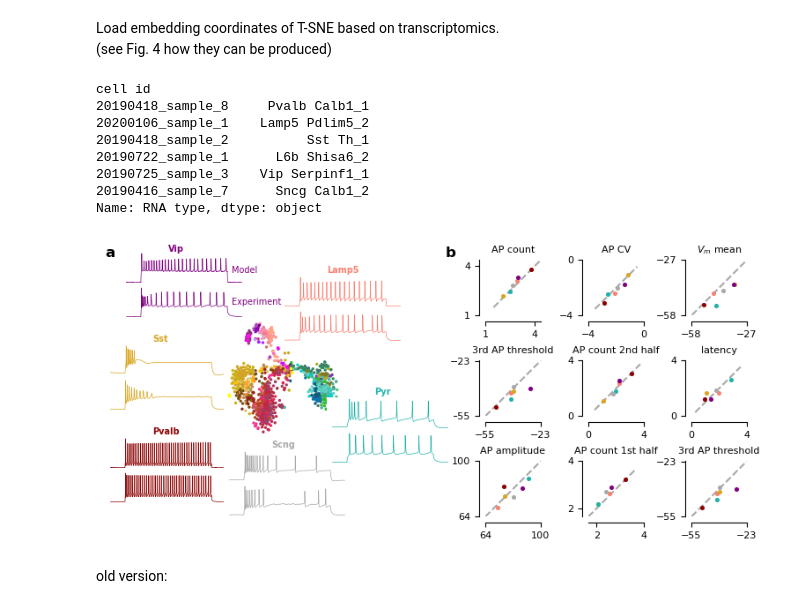
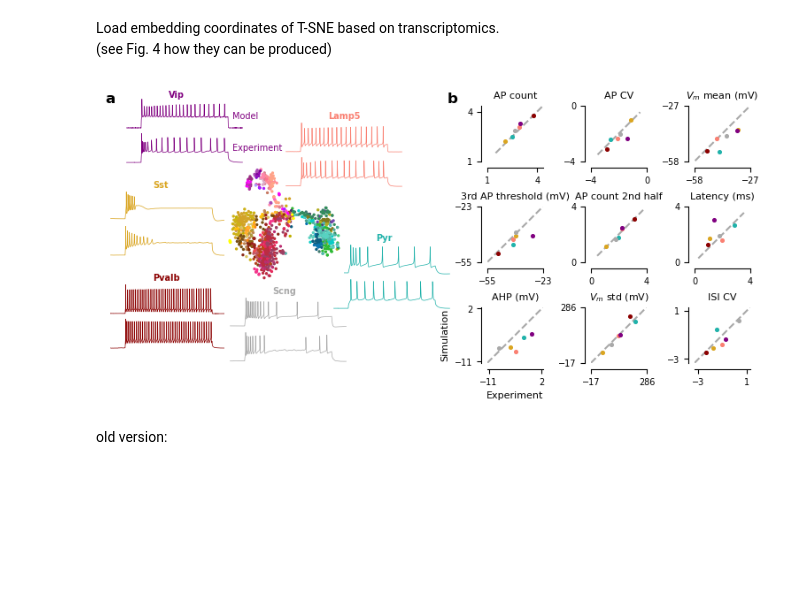
Before and after one commit to berenslab/hh_sbi, a Jupyter notebook: figures/figure_2.ipynb, the cells around one changed output. Cells and saved outputs as stored; diff of their text form; code cells hidden in the pictures; blank space fills up the shorter version.

Commit message:
update figure 7

```diff
--- a/figures/figure_2.ipynb
+++ b/figures/figure_2.ipynb
@@ -389,17 +425,6 @@ Xo_std = Xo.values[:, feature_list].std(axis=0)
 Load embedding coordinates of T-SNE based on transcriptomics. <br> (see Fig. 4 how they can be produced)
 # %%
 Z = np.load("./embedding_coordinates/tsne.npz")["coord"]
-# %%
-celltypes[cell_names]
-# %% [output]
-cell id
-20190418_sample_8     Pvalb Calb1_1
-20200106_sample_1    Lamp5 Pdlim5_2
-20190418_sample_2          Sst Th_1
-20190722_sample_1      L6b Shisa6_2
-20190725_sample_3    Vip Serpinf1_1
-20190416_sample_7      Sncg Calb1_2
-Name: RNA type, dtype: object
 # %%
 exps_colors = ["darkred", "salmon", "goldenrod", "lightseagreen", "purple", "darkgrey"]
 # %%
@@ -422,18 +447,18 @@ def create_figure_2(fig):
         plt.axes([0, 0.18, width, height]),
         plt.axes([0.22, 0.79, width, height], zorder=1),
         plt.axes([0, 0.53, width, height]),
-        plt.axes([0.28, 0.33, width, height], zorder=1),
+        plt.axes([0.28, 0.33, width, height]),
         plt.axes([0.02, 0.88, width, height]),
         plt.axes([0.15, 0.13, width, height]),
     ]
-    ax_embed = plt.axes([0.15, 0.3, 0.15, 0.45])
+    ax_embed = plt.axes([0.15, 0.3, 0.15, 0.45], zorder=0)
     ax_features = [
         [plt.axes([x, y, 0.07, 0.21]) for y in [0, 0.38, 0.76]]
         for x in [0.48, 0.61, 0.74]
     ]
     return ax_embed, ax_exps, ax_sims, ax_features
 # %%
-features_to_show = [1, 4, 8, 11, 12, 15, 4, 18, 20]
+features_to_show = [3, 4, 8, 21, 12, 15, 17, 18, 20]
 # %%
 fig = plt.figure(figsize=(9, 3))
 ax_embed, ax_exps, ax_sims, ax_features = create_figure_2(fig)
@@ -442,7 +467,7 @@ ax_embed.set_xticks([])
 ax_embed.set_yticks([])
 sns.despine(ax=ax_embed, left=True, bottom=True)
 for i, ax in enumerate(ax_exps):
-    # plot observation
+    # plot experimental observation
     ax.plot(
         observations[i]["time"],
         observations[i]["data"],
@@ -454,15 +479,13 @@ for i, ax in enumerate(ax_exps):
     sns.despine(ax=ax, left=True, bottom=True)
 
 for i, ax in enumerate(ax_sims):
-    # plot simulation
+    # plot best prior simulation
     ax.plot(
         simulations[i]["time"],
         simulations[i]["data"][0, 0, :],
         lw=0.5,
         c=exps_colors[i],
     )
-    # ax.set_xlim(ax_exps[i].get_xlim())
-    # ax.set_ylim(ax_exps[i].get_ylim())
     ax.set_xticks([])
     ax.set_yticks([])
     sns.despine(ax=ax, left=True, bottom=True)
@@ -505,38 +528,39 @@ for i, ax in enumerate(np.array(ax_features).reshape(-1)):
     ax.set_xticks(
         [
             round(xos[:, features_to_show[i]].min() - 1.1 * std),
             round(xos[:, features_to_show[i]].max() + 1.1 * std),
         ]
     )
     ax.set_yticks(
         [
             round(xos[:, features_to_show[i]].min() - 1.1 * std),
             round(xos[:, features_to_show[i]].max() + 1.1 * std),
         ]
     )
-    # ax.set_yticks(ax.get_ylim())
-    ax.tick_params(which="both", labelsize=8)
-    ax.set_title(ephys_features[features_to_show[i]], fontsize=8)
+    if i == 0:
+        ax.set_xlabel("Experiment", fontsize=8)
+        ax.set_ylabel("Simulation", fontsize=8)
+    ax.tick_params(which="both", labelsize=7)
+    ax.set_title(ephys_features_w_units[features_to_show[i]], fontsize=8)
     adjust_spines(ax, ["left", "bottom"])
-    # ax.set_aspect("equal")
     sns.despine(ax=ax)
 
 fs = 7
 fig.text(0.16, 0.92, "Model", fontsize=fs, color="purple")
 fig.text(0.16, 0.8, "Experiment", fontsize=fs, color="purple")
 fig.text(0.06, 0.31, "Pvalb", fontsize=fs, color="darkred", fontweight="bold")
 fig.text(0.28, 0.92, "Lamp5", fontsize=fs, color="salmon", fontweight="bold")
 fig.text(0.06, 0.66, "Sst", fontsize=fs, color="goldenrod", fontweight="bold")
 fig.text(0.08, 1, "Vip", fontsize=fs, color="purple", fontweight="bold")
 fig.text(0.34, 0.46, "Pyr", fontsize=fs, color="lightseagreen", fontweight="bold")
 fig.text(0.21, 0.26, "Scng", fontsize=fs, color="darkgrey", fontweight="bold")
 fig.text(0, 0.98, "a", fontsize=12, color="k", fontweight="bold")
 fig.text(0.43, 0.98, "b", fontsize=12, color="k", fontweight="bold")
 
 plt.savefig("figure_2.pdf", bbox_inches="tight", pad_inches=0)
 plt.savefig("figure_2.png", bbox_inches="tight", pad_inches=0)
 # %% [output]
-[figure, old version]
+[figure, new version]
 # %% [markdown]
 old version:
 # %%
```
Also changed, not shown: parts of 4 cells of this notebook, 1 other file.
